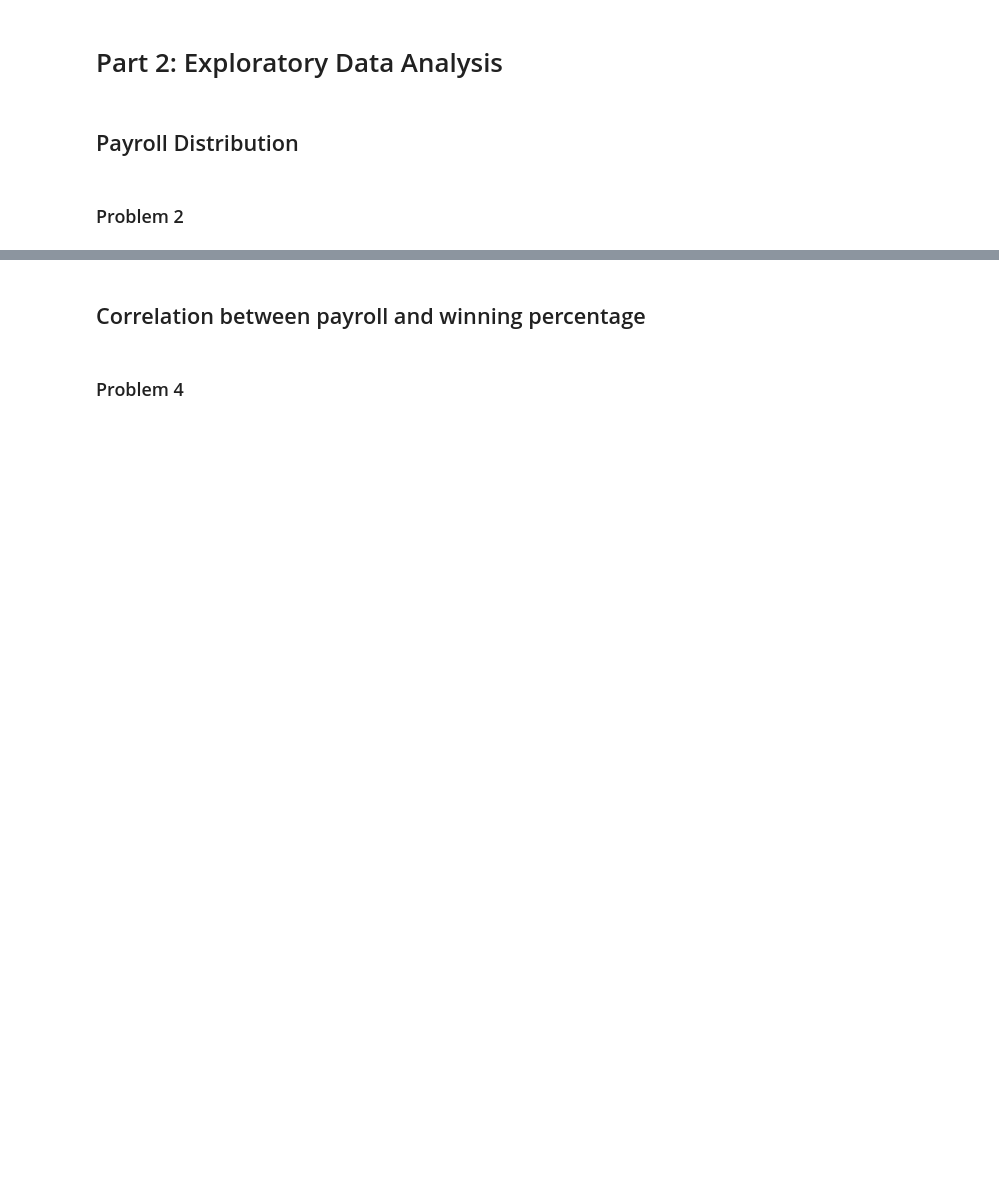
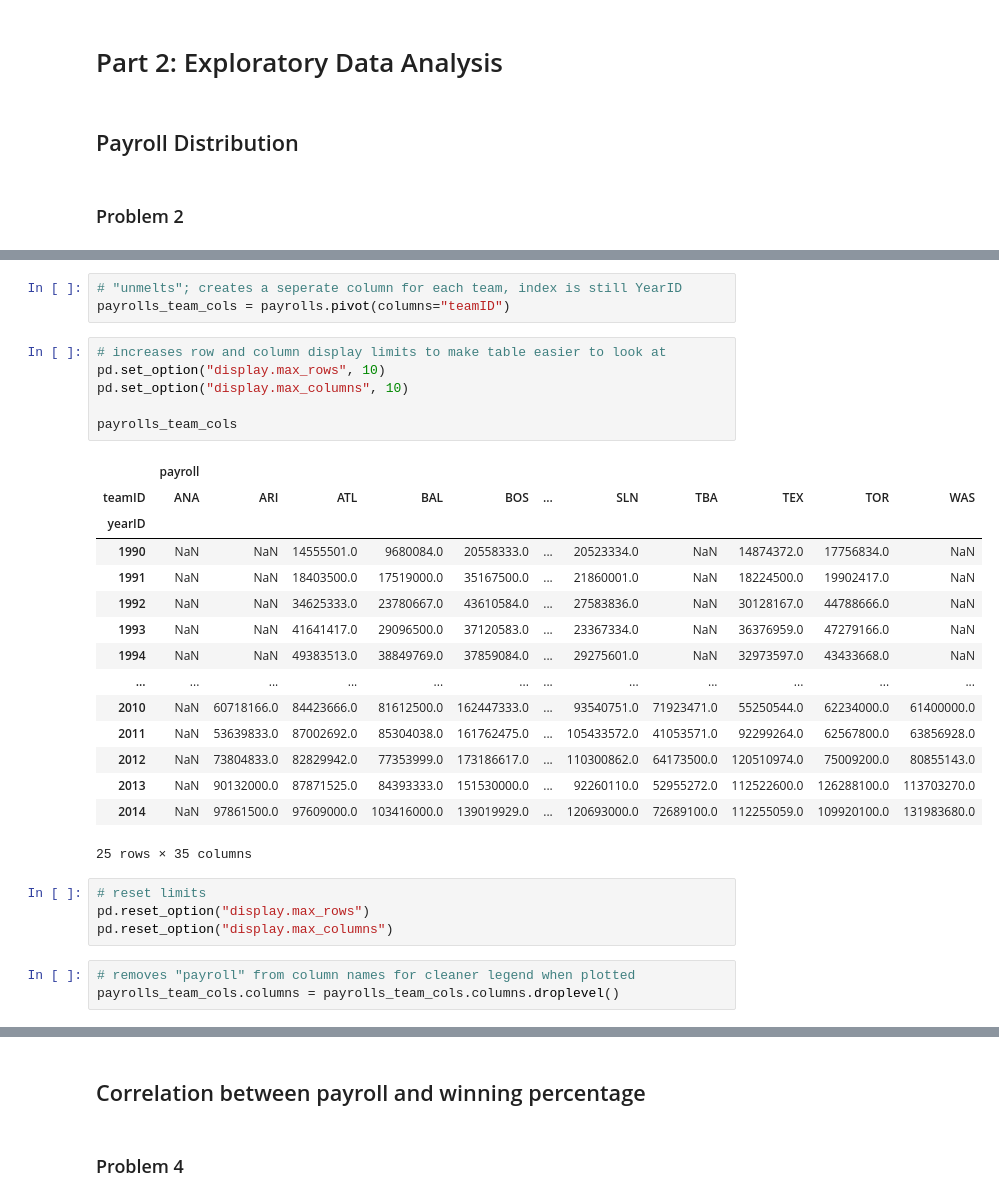
Before and after one commit to jpdevito/cmsc320, a Jupyter notebook: Project 2.ipynb, the cells around one changed output, grey strips where cells are left out. Cells and saved outputs as stored; diff of their text form; blank space fills up the shorter version.

```diff
--- a/Project 2.ipynb
+++ b/Project 2.ipynb
@@ -90,0 +91,32 @@ payrolls
+# %%
+# "unmelts"; creates a seperate column for each team, index is still YearID
+payrolls_team_cols = payrolls.pivot(columns="teamID")
+# %%
+# increases row and column display limits to make table easier to look at
+pd.set_option("display.max_rows", 10)
+pd.set_option("display.max_columns", 10)
+
+payrolls_team_cols
+# %% [output]
+|  | payroll |  |  |  |  |  |  |  |  |  |  |
+| teamID | ANA | ARI | ATL | BAL | BOS | ... | SLN | TBA | TEX | TOR | WAS |
+| yearID |  |  |  |  |  |  |  |  |  |  |  |
+| 1990 | NaN | NaN | 14555501.0 | 9680084.0 | 20558333.0 | ... | 20523334.0 | NaN | 14874372.0 | 17756834.0 | NaN |
+| 1991 | NaN | NaN | 18403500.0 | 17519000.0 | 35167500.0 | ... | 21860001.0 | NaN | 18224500.0 | 19902417.0 | NaN |
+| 1992 | NaN | NaN | 34625333.0 | 23780667.0 | 43610584.0 | ... | 27583836.0 | NaN | 30128167.0 | 44788666.0 | NaN |
+| 1993 | NaN | NaN | 41641417.0 | 29096500.0 | 37120583.0 | ... | 23367334.0 | NaN | 36376959.0 | 47279166.0 | NaN |
+| 1994 | NaN | NaN | 49383513.0 | 38849769.0 | 37859084.0 | ... | 29275601.0 | NaN | 32973597.0 | 43433668.0 | NaN |
+| ... | ... | ... | ... | ... | ... | ... | ... | ... | ... | ... | ... |
+| 2010 | NaN | 60718166.0 | 84423666.0 | 81612500.0 | 162447333.0 | ... | 93540751.0 | 71923471.0 | 55250544.0 | 62234000.0 | 61400000.0 |
+| 2011 | NaN | 53639833.0 | 87002692.0 | 85304038.0 | 161762475.0 | ... | 105433572.0 | 41053571.0 | 92299264.0 | 62567800.0 | 63856928.0 |
+| 2012 | NaN | 73804833.0 | 82829942.0 | 77353999.0 | 173186617.0 | ... | 110300862.0 | 64173500.0 | 120510974.0 | 75009200.0 | 80855143.0 |
+| 2013 | NaN | 90132000.0 | 87871525.0 | 84393333.0 | 151530000.0 | ... | 92260110.0 | 52955272.0 | 112522600.0 | 126288100.0 | 113703270.0 |
+| 2014 | NaN | 97861500.0 | 97609000.0 | 103416000.0 | 139019929.0 | ... | 120693000.0 | 72689100.0 | 112255059.0 | 109920100.0 | 131983680.0 |
+25 rows × 35 columns
+# %%
+# reset limits
+pd.reset_option("display.max_rows")
+pd.reset_option("display.max_columns")
+# %%
+# removes "payroll" from column names for cleaner legend when plotted
+payrolls_team_cols.columns = payrolls_team_cols.columns.droplevel()
```
Also changed, not shown: parts of 16 cells of this notebook.
